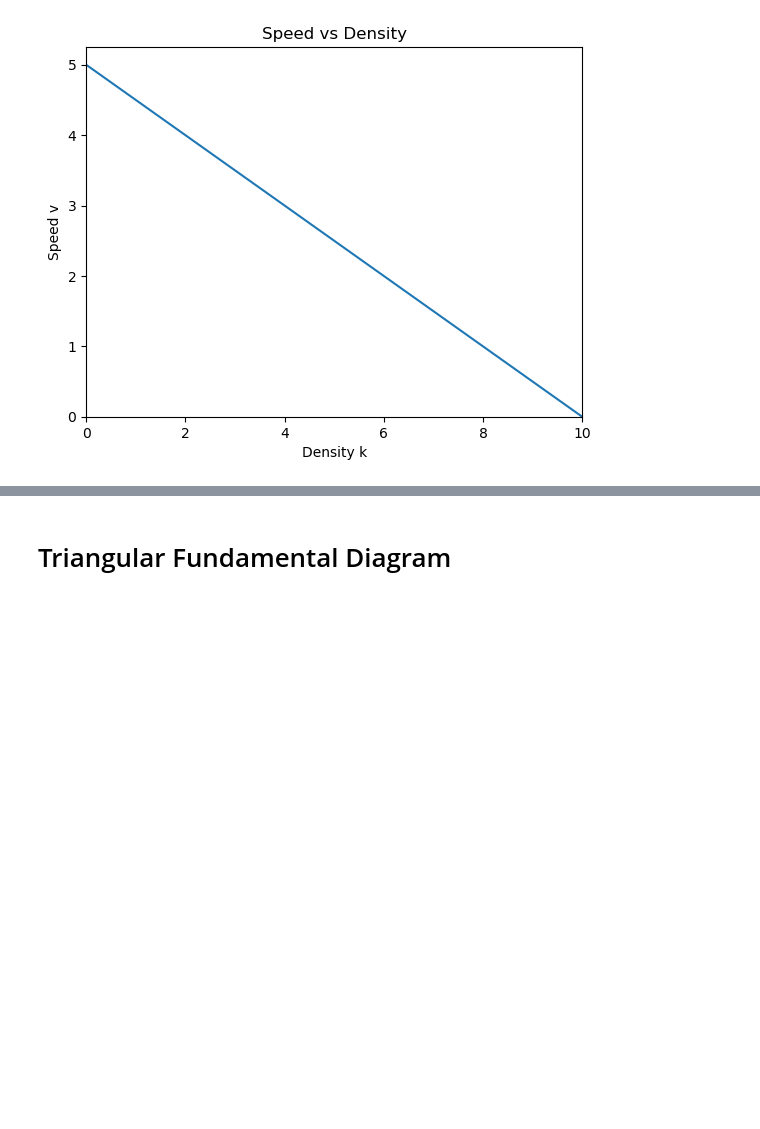
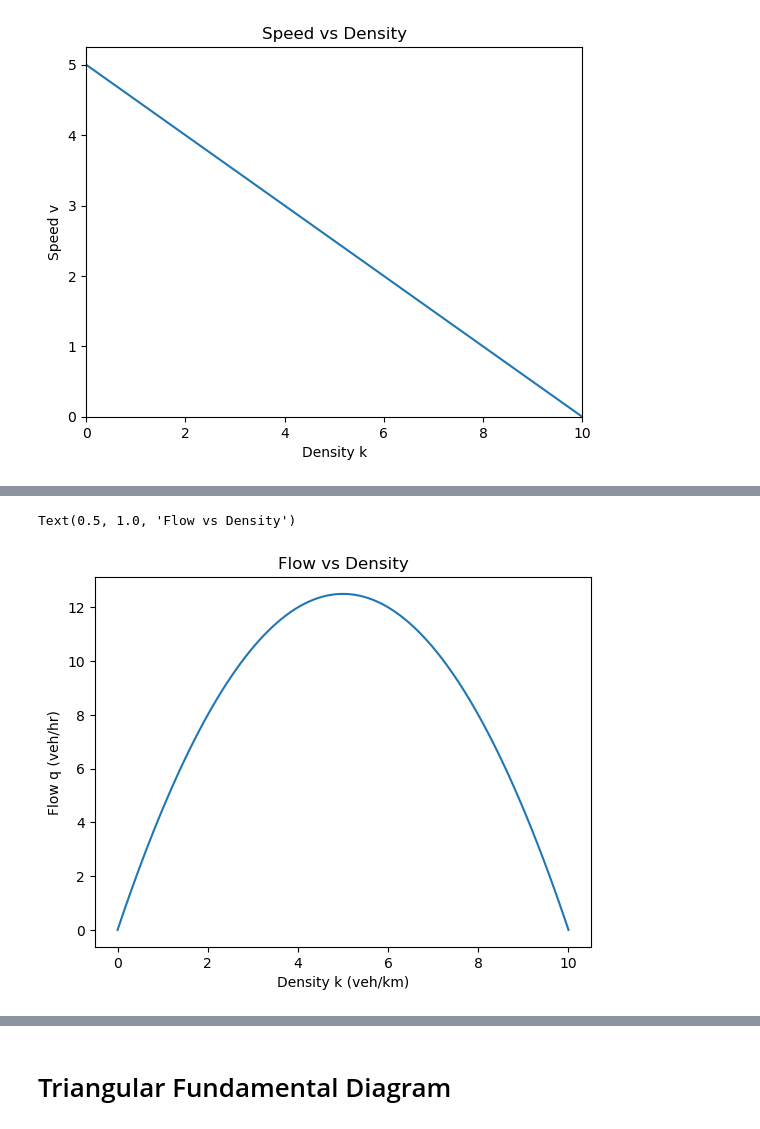
Before and after one commit to lotlouischoitslab/Computational_Transportation_Science, a Jupyter notebook: 01Traffic_Theory/03Fundamental_Diagrams.ipynb, the cells around one changed output, grey strips where cells are left out. Saved outputs shown, nothing was run; the diff lists cells and outputs as text; code cells hidden in the pictures; blank space fills up the shorter version.

```diff
--- a/01Traffic_Theory/03Fundamental_Diagrams.ipynb
+++ b/01Traffic_Theory/03Fundamental_Diagrams.ipynb
@@ -37 +67,13 @@ Text(0.5, 1.0, 'Speed vs Density')
+# %%
+k = np.linspace(0, 10, 100)
+vf = 5 # free-flow speed
+kj = 10 # jam density
+q = vf * k * (1 - (k / kj))
+plt.plot(k,q)
+plt.xlabel('Density k (veh/km)')
+plt.ylabel('Flow q (veh/hr)')
+plt.title('Flow vs Density')
+# %% [output]
+Text(0.5, 1.0, 'Flow vs Density')
+[figure, added]
 # %%
```
Also changed, not shown: parts of 8 cells of this notebook, 1 other file.
